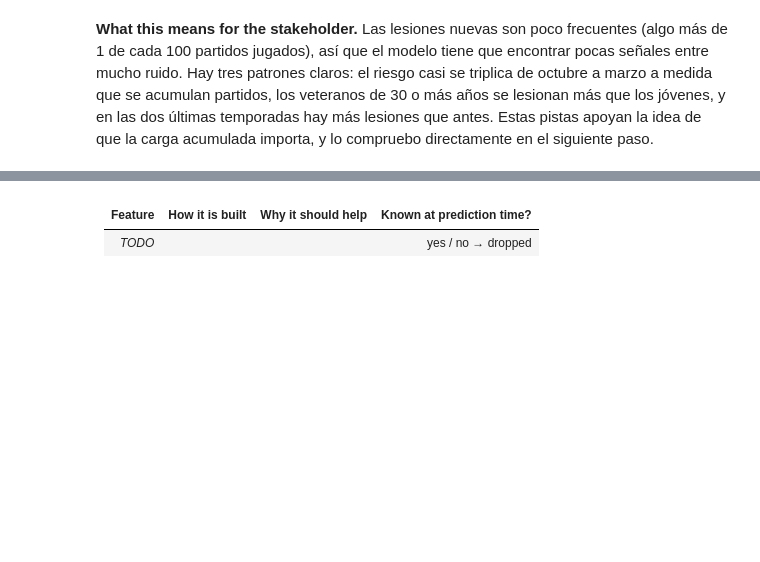
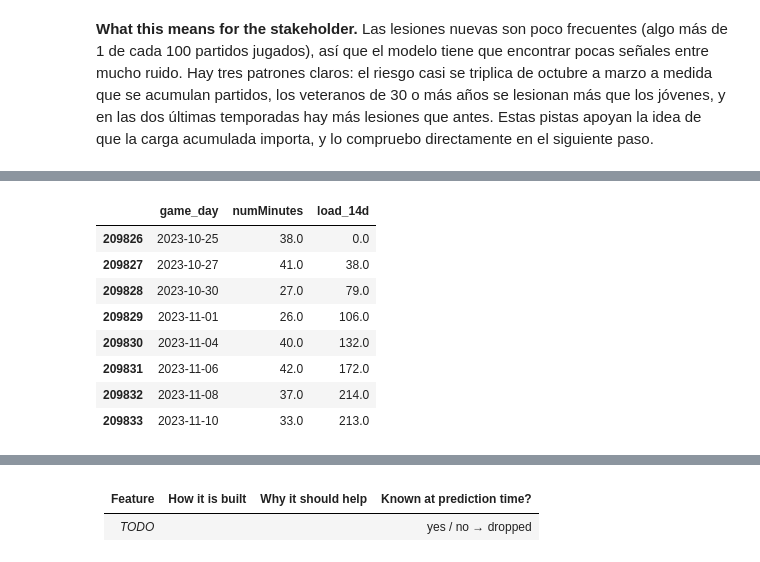
Before and after one commit to andreaga-pixel/NBA-dsci-AGA, a Jupyter notebook: project/project-model.ipynb, the cells around one changed output, grey strips where cells are left out. Drawn from its saved outputs; the diff is of its cells as text; code cells hidden in the pictures; blank space fills up the shorter version.

Commit message:
feat(project): add load_14d (14 day load feature)

```diff
--- a/project/project-model.ipynb
+++ b/project/project-model.ipynb
@@ -430,4 +439,24 @@ fig.show()
 # %%
-# TODO engineer the features
-# df["month"] = df["TODO_date_column"].dt.month
-# df["TODO_lag1"] = df.groupby("TODO_key")["TODO_target"].shift(1)
+#PRIMERO: me quedo con el día del partido, sin la hora
+#Así la ventana de 14 días no depende de si el partido empezó a las 19:00 o a las 20:30
+df["game_day"] = df["gameDate"].dt.normalize()
+
+#SEGUNDO: para cada jugador, sumo los minutos de los 14 días anteriores al partido
+#rolling("14D") hace una ventana de 14 días de calendario
+#closed="left" deja FUERA el propio partido: solo suma partidos ya jugados (evita la fuga de información)
+load_14d = (
+    df.set_index("game_day")
+    .groupby("personId")["numMinutes"]
+    .rolling("14D", closed="left")
+    .sum()
+)
+
+#TERCERO: lo añado al dataframe
+#df está ordenado por jugador y fecha, igual que el resultado del groupby, así que las filas coinciden
+df["load_14d"] = load_14d.to_numpy()
+
+
+#CUARTO: si no hay partidos en la ventana, la suma sale vacía; su carga real es 0
+df["load_14d"] = df["load_14d"].fillna(0)
+
+df.loc[df["at_risk"], "load_14d"].describe()
@@ -434,5 +473,16 @@ fig.show()
 # %%
-# TODO the final lists the pipeline will use
-TARGET = "TODO_target"
-NUMERIC = []  # e.g. ["TODO_lag1", "month"]
-CATEGORICAL = []  # e.g. ["TODO_district"]
+#COMPRUEBO QUE NO USA INFORMACIÓN DEL FUTURO
+#Compruebo con un jugador concreto que la carga solo suma partidos ANTERIORES
+#Jayson Tatum (Celtics), primeros partidos de la temporada 2023-24
+check_player = df[(df["lastName"] == "Tatum") & (df["season_start"] == 2023)]
+check_player[["game_day", "numMinutes", "load_14d"]].head(8)
+# %% [output]
+|  | game_day | numMinutes | load_14d |
+| 209826 | 2023-10-25 | 38.0 | 0.0 |
+| 209827 | 2023-10-27 | 41.0 | 38.0 |
+| 209828 | 2023-10-30 | 27.0 | 79.0 |
+| 209829 | 2023-11-01 | 26.0 | 106.0 |
+| 209830 | 2023-11-04 | 40.0 | 132.0 |
+| 209831 | 2023-11-06 | 42.0 | 172.0 |
+| 209832 | 2023-11-08 | 37.0 | 214.0 |
+| 209833 | 2023-11-10 | 33.0 | 213.0 |
```
Also changed, not shown: parts of 5 cells of this notebook.
